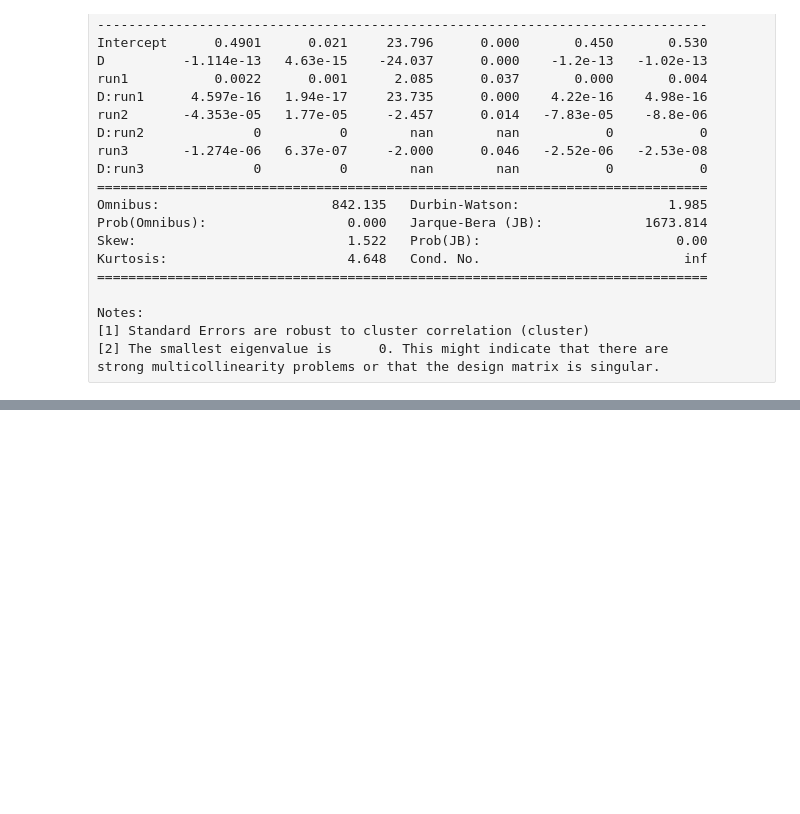
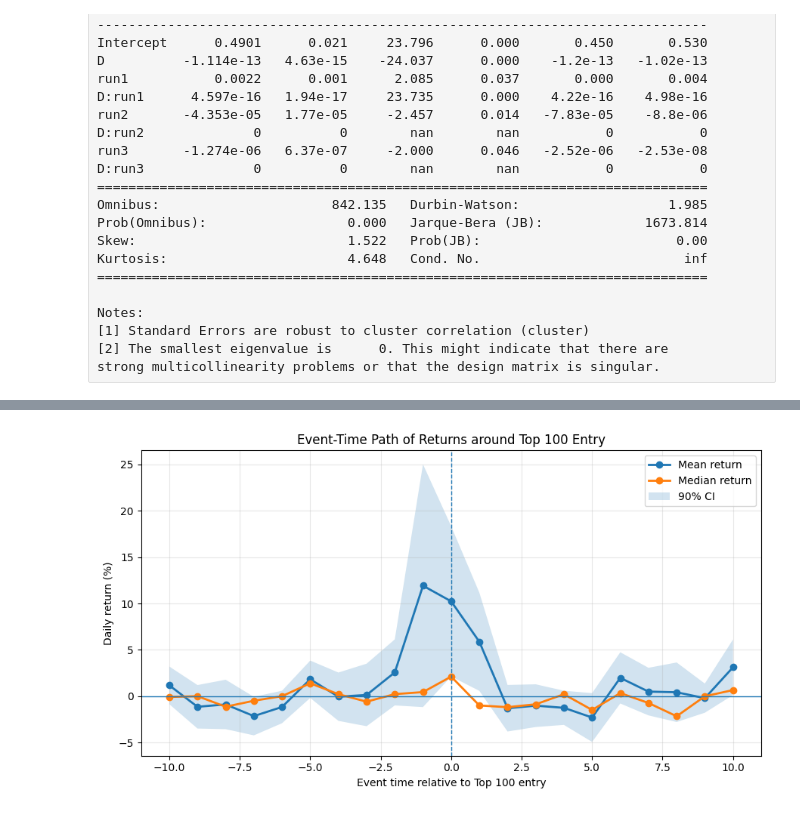
Before and after one commit to YVYX04/Bachelor_Thesis, a Jupyter notebook: notebooks/main/hypotheses/02_TopMovers_asvi.ipynb, the cells around one changed output, grey strips where cells are left out. Cells and saved outputs as stored; diff of their text form; code cells hidden in the pictures; blank space fills up the shorter version.

```diff
--- a/notebooks/main/hypotheses/02_TopMovers_asvi.ipynb
+++ b/notebooks/main/hypotheses/02_TopMovers_asvi.ipynb
@@ -2044,0 +2795,44 @@ strong multicollinearity problems or that the design matrix is singular.
+# %%
+# ------------------------------------------------------------
+# Plot event-time path of raw returns
+# ------------------------------------------------------------
+
+fig, ax = plt.subplots(figsize=(9, 5))
+
+ax.plot(
+    ret_event_path['event_time'],
+    ret_event_path['mean_ret_pct'],
+    marker='o',
+    linewidth=2,
+    label='Mean return'
+)
+
+ax.plot(
+    ret_event_path['event_time'],
+    ret_event_path['median_ret'] * 100,
+    marker='o',
+    linewidth=2,
+    label='Median return'
+)
+
+ax.fill_between(
+    ret_event_path['event_time'],
+    ret_event_path['ci90_low_pct'],
+    ret_event_path['ci90_high_pct'],
+    alpha=0.2,
+    label='90% CI'
+)
+
+ax.axvline(0, linestyle='--', linewidth=1)
+ax.axhline(0, linewidth=1)
+
+ax.set_xlabel('Event time relative to Top 100 entry')
+ax.set_ylabel('Daily return (%)')
+ax.set_title('Event-Time Path of Returns around Top 100 Entry')
+ax.legend()
+ax.grid(True, alpha=0.3)
+
+plt.tight_layout()
+plt.show()
+# %% [output]
+[figure, added]
```
Also changed, not shown: parts of 39 cells of this notebook, 10 other files.
